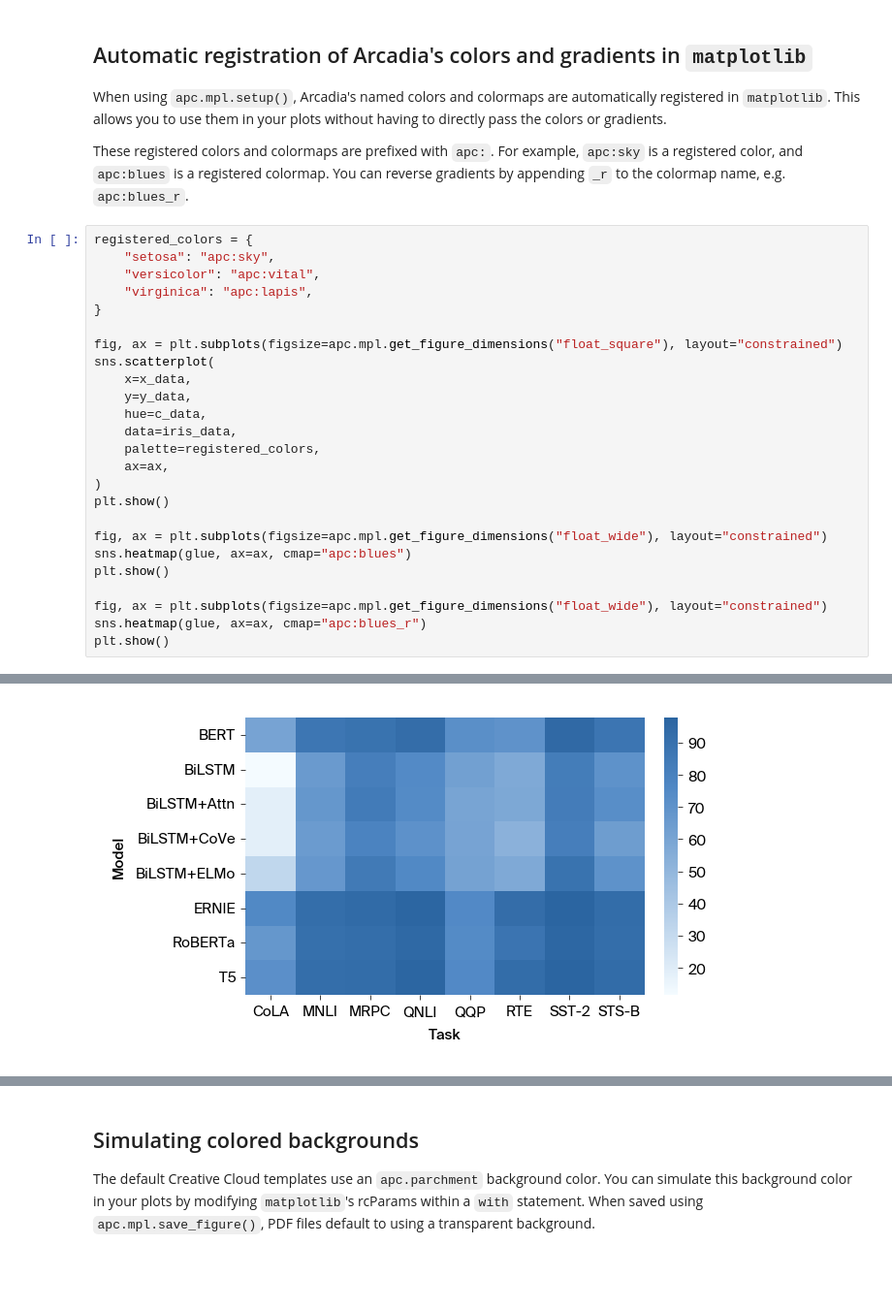
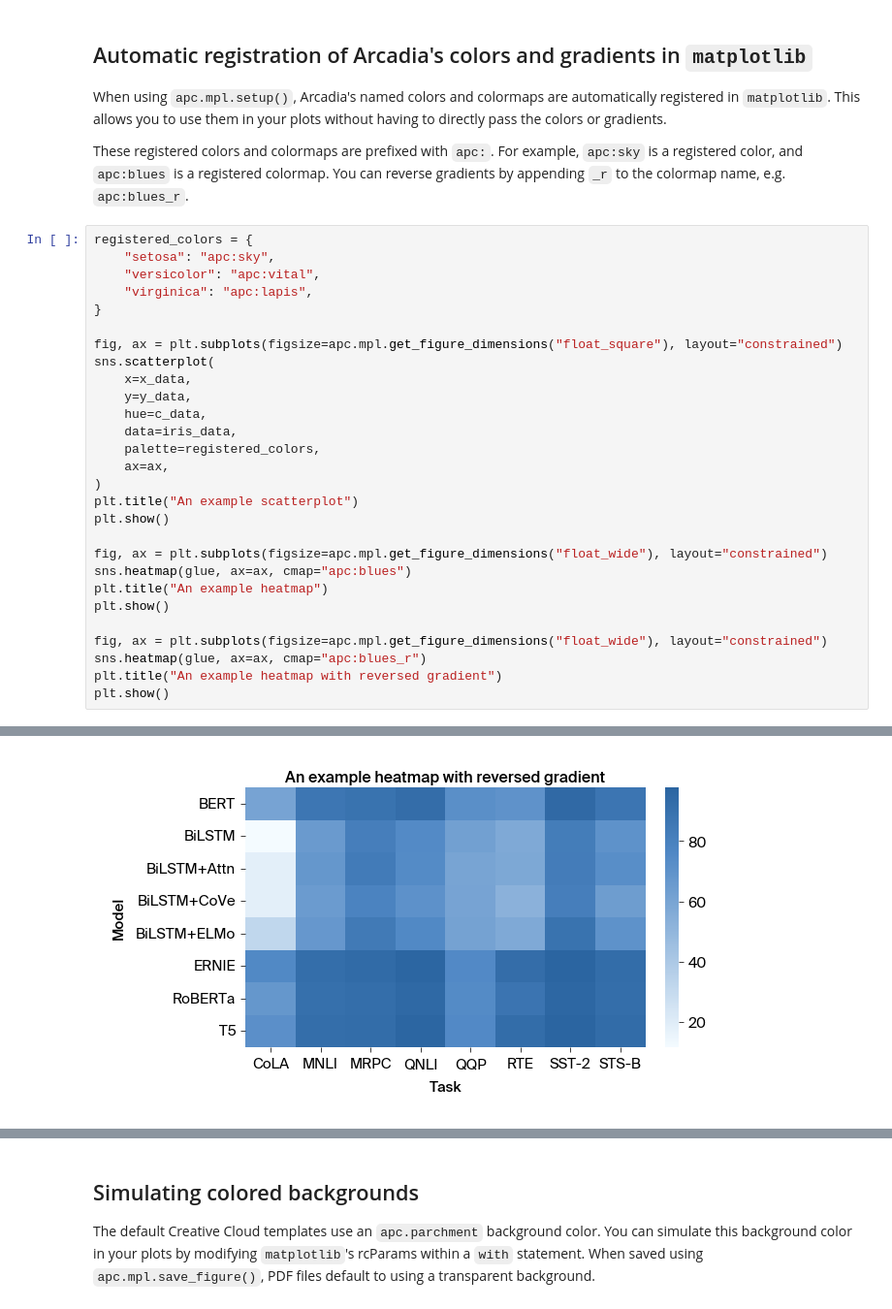
Before and after one commit to Arcadia-Science/arcadia-pycolor, a Jupyter notebook: docs/style_usage.ipynb, the cells around one changed output, grey strips where cells are left out. Shown at 97% size. Saved outputs shown, nothing was run; the diff lists cells and outputs as text; blank space fills up the shorter version.

```diff
--- a/docs/style_usage.ipynb
+++ b/docs/style_usage.ipynb
@@ -108,13 +111,16 @@ sns.scatterplot(
     palette=registered_colors,
     ax=ax,
 )
+plt.title("An example scatterplot")
 plt.show()
 
 fig, ax = plt.subplots(figsize=apc.mpl.get_figure_dimensions("float_wide"), layout="constrained")
 sns.heatmap(glue, ax=ax, cmap="apc:blues")
+plt.title("An example heatmap")
 plt.show()
 
 fig, ax = plt.subplots(figsize=apc.mpl.get_figure_dimensions("float_wide"), layout="constrained")
 sns.heatmap(glue, ax=ax, cmap="apc:blues_r")
+plt.title("An example heatmap with reversed gradient")
 plt.show()
 # %% [output]
@@ -123,4 +129,4 @@ plt.show()
-[figure, old version]
+[figure, new version]
 # %% [markdown]
 ## Generating publication-ready plots with `apc.mpl.style_axis()`
 
```
Also changed, not shown: parts of 12 cells of this notebook, 1 other file.
